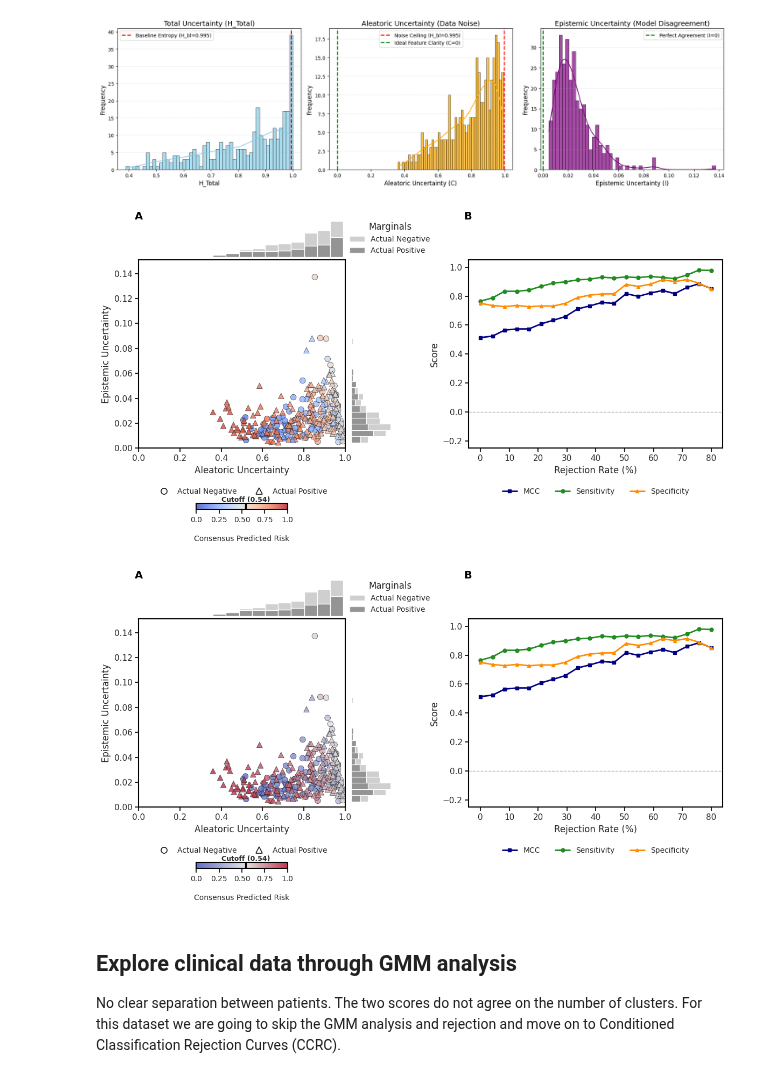
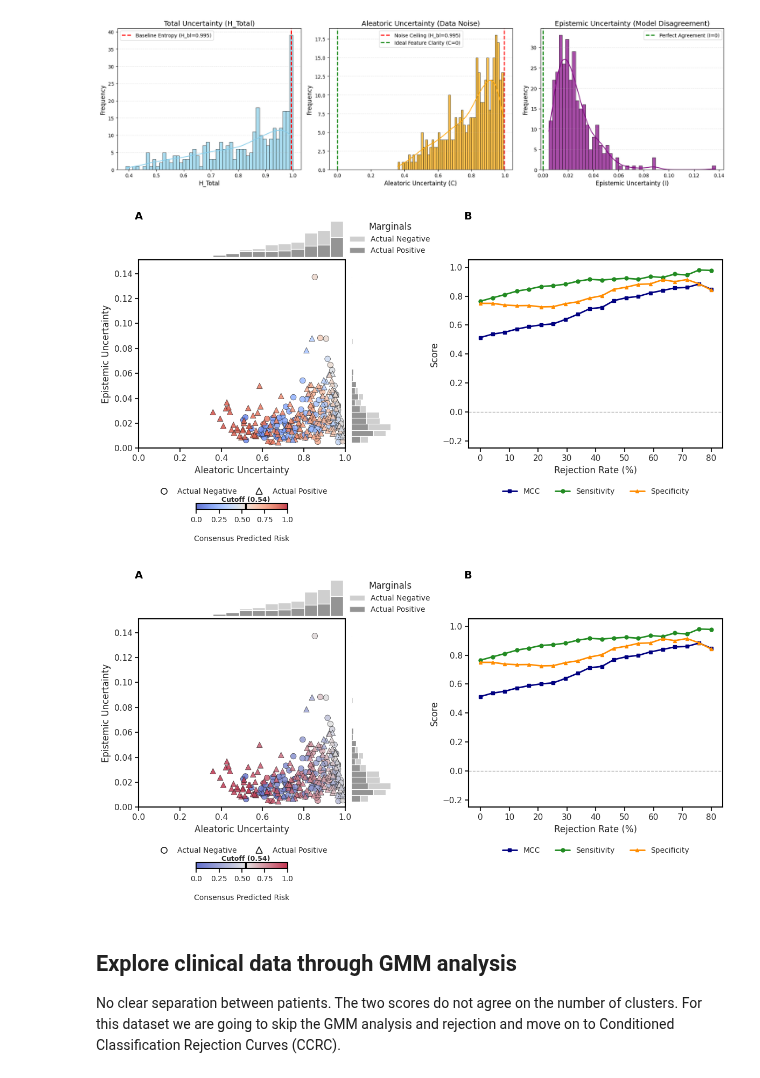
Before and after one commit to endrwalter/uncertainty_ml, a Jupyter notebook: code_uncertainty/main_ad_bl_36m.ipynb, the cells around one changed output. Cells and saved outputs as stored; diff of their text form; code cells hidden in the pictures.

```diff
--- a/code_uncertainty/main_ad_bl_36m.ipynb
+++ b/code_uncertainty/main_ad_bl_36m.ipynb
@@ -73,16 +71,16 @@ plot_uncertainty_distributions(
 Baseline entropy: 0.9950485853501994
 [figure]
 # %%
-plot_combined_uncertainty_analysis(patients_stats_copy, all_patients['label'])
+plot_combined_uncertainty_analysis(patients_stats_copy, uncertainty_type='C_Aleatoric', y_true=all_patients['label'])
 # %% [output]
-[figure, old version]
+[figure, new version]
 # %%
 from lib.plots import plot_combined_uncertainty_analysis_v2
 
 
-plot_combined_uncertainty_analysis_v2(patients_stats_copy,all_patients['label'])
+plot_combined_uncertainty_analysis_v2(patients_stats_copy, uncertainty_type='C_Aleatoric', y_true=all_patients['label'])
 # %% [output]
-[figure, old version]
+[figure, new version]
 # %% [markdown]
 ## Explore clinical data through GMM analysis
 No clear separation between patients. The two scores do not agree on the number of clusters. For this dataset we are going to skip the GMM analysis and rejection and move on to Conditioned Classification Rejection Curves (CCRC).
```
Also changed, not shown: parts of 6 cells of this notebook, 3 other files.
